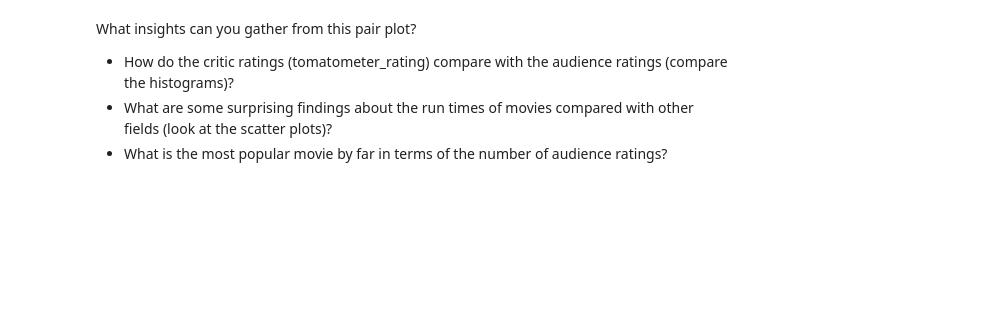
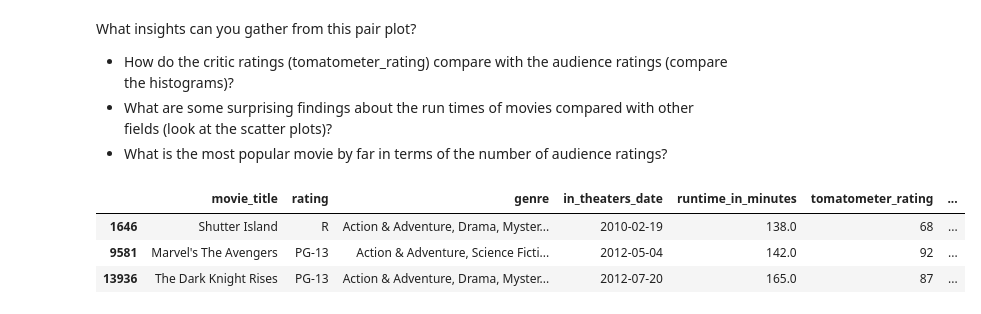
Before and after one commit to sonsungjong/ML_python, a Jupyter notebook: prep_eda/Course Assignment Notebooks/section07_midcourse_project.ipynb, the cells around one changed output. Saved outputs shown, nothing was run; the diff lists cells and outputs as text; code cells hidden in the pictures; blank space fills up the shorter version.

```diff
--- a/prep_eda/Course Assignment Notebooks/section07_midcourse_project.ipynb
+++ b/prep_eda/Course Assignment Notebooks/section07_midcourse_project.ipynb
@@ -200,3 +255,10 @@ What insights can you gather from this pair plot?
 * How do the critic ratings (tomatometer_rating) compare with the audience ratings (compare the histograms)?
 * What are some surprising findings about the run times of movies compared with other fields (look at the scatter plots)?
 * What is the most popular movie by far in terms of the number of audience ratings?
+# %%
+movies[movies.audience_count > 1000000]
+# %% [output]
+|  | movie_title | rating | genre | in_theaters_date | runtime_in_minutes | tomatometer_rating | ... |
+| 1646 | Shutter Island | R | Action & Adventure, Drama, Myster... | 2010-02-19 | 138.0 | 68 | ... |
+| 9581 | Marvel's The Avengers | PG-13 | Action & Adventure, Science Ficti... | 2012-05-04 | 142.0 | 92 | ... |
+| 13936 | The Dark Knight Rises | PG-13 | Action & Adventure, Drama, Myster... | 2012-07-20 | 165.0 | 87 | ... |
```
Also changed, not shown: parts of 8 cells of this notebook.
